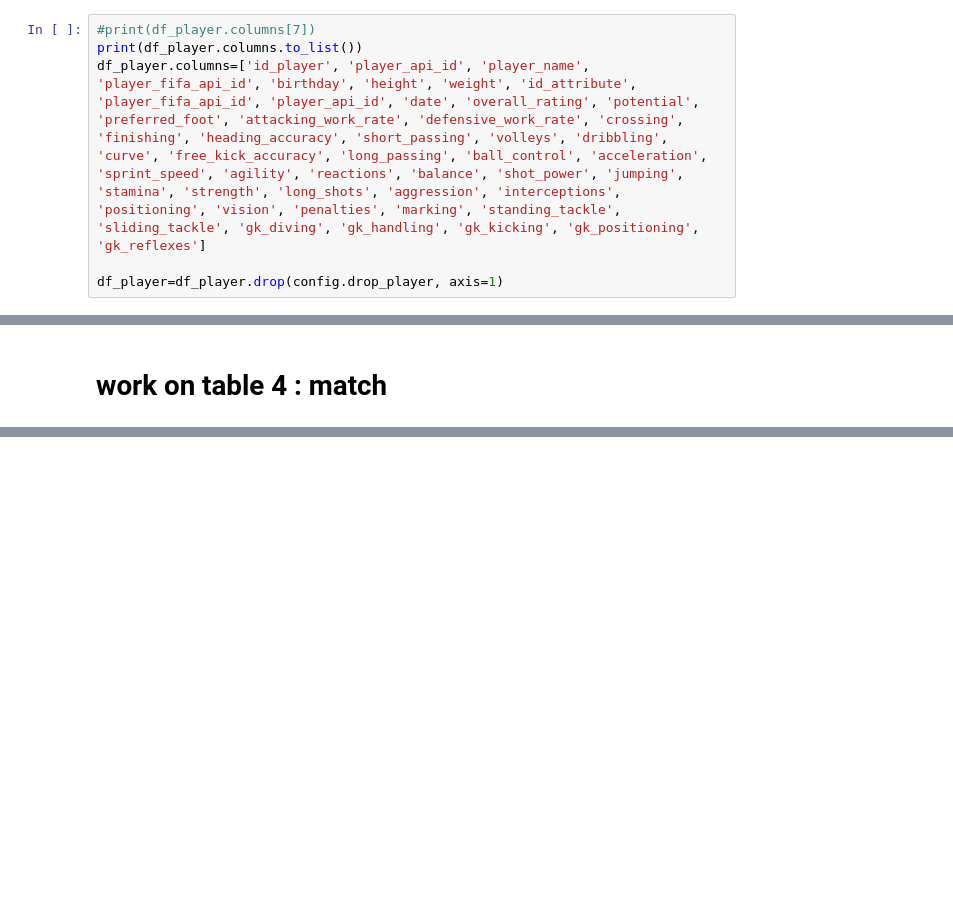
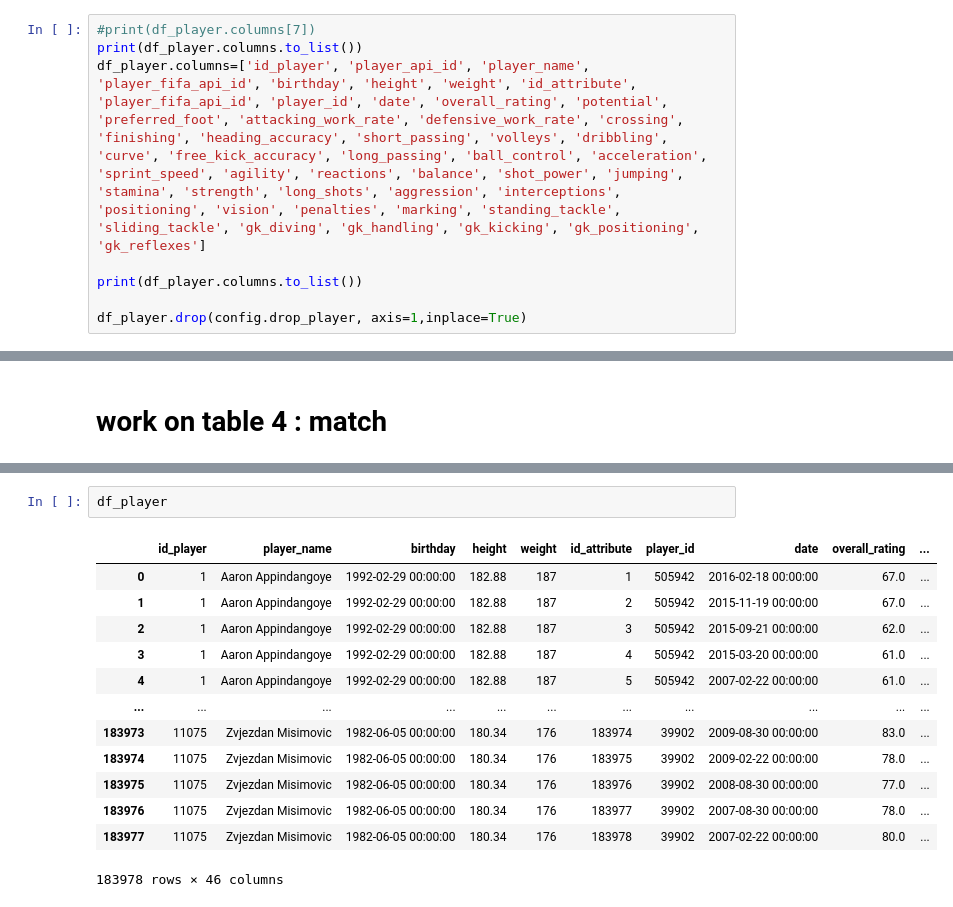
Before and after one commit to rahiqi-al/football-_clustering, a Jupyter notebook: test.ipynb, the cells around one changed output, grey strips where cells are left out. Cells and saved outputs as stored; diff of their text form; blank space fills up the shorter version.

```diff
--- a/test.ipynb
+++ b/test.ipynb
@@ -172,8 +171,10 @@ display(df_match.head())
 # %%
 #print(df_player.columns[7])
 print(df_player.columns.to_list())
-df_player.columns=['id_player', 'player_api_id', 'player_name', 'player_fifa_api_id', 'birthday', 'height', 'weight', 'id_attribute', 'player_fifa_api_id', 'player_api_id', 'date', 'overall_rating', 'potential', 'preferred_foot', 'attacking_work_rate', 'defensive_work_rate', 'crossing', 'finishing', 'heading_accuracy', 'short_passing', 'volleys', 'dribbling', 'curve', 'free_kick_accuracy', 'long_passing', 'ball_control', 'acceleration', 'sprint_speed', 'agility', 'reactions', 'balance', 'shot_power', 'jumping', 'stamina', 'strength', 'long_shots', 'aggression', 'interceptions', 'positioning', 'vision', 'penalties', 'marking', 'standing_tackle', 'sliding_tackle', 'gk_diving', 'gk_handling', 'gk_kicking', 'gk_positioning', 'gk_reflexes']
+df_player.columns=['id_player', 'player_api_id', 'player_name', 'player_fifa_api_id', 'birthday', 'height', 'weight', 'id_attribute', 'player_fifa_api_id', 'player_id', 'date', 'overall_rating', 'potential', 'preferred_foot', 'attacking_work_rate', 'defensive_work_rate', 'crossing', 'finishing', 'heading_accuracy', 'short_passing', 'volleys', 'dribbling', 'curve', 'free_kick_accuracy', 'long_passing', 'ball_control', 'acceleration', 'sprint_speed', 'agility', 'reactions', 'balance', 'shot_power', 'jumping', 'stamina', 'strength', 'long_shots', 'aggression', 'interceptions', 'positioning', 'vision', 'penalties', 'marking', 'standing_tackle', 'sliding_tackle', 'gk_diving', 'gk_handling', 'gk_kicking', 'gk_positioning', 'gk_reflexes']
 
-df_player=df_player.drop(config.drop_player, axis=1)
+print(df_player.columns.to_list())
+
+df_player.drop(config.drop_player, axis=1,inplace=True)
 # %% [output]
 ['id', 'player_api_id', 'player_name', 'player_fifa_api_id', 'birthday', 'height', 'weight', 'id', 'player_fifa_api_id', 'player_api_id', 'date', 'overall_rating', 'potential', 'preferred_foot', 'atta ...
@@ -278,0 +320,16 @@ memory usage: 396.0+ bytes
+# %%
+df_player
+# %% [output]
+|  | id_player | player_name | birthday | height | weight | id_attribute | player_id | date | overall_rating | ... |
+| 0 | 1 | Aaron Appindangoye | 1992-02-29 00:00:00 | 182.88 | 187 | 1 | 505942 | 2016-02-18 00:00:00 | 67.0 | ... |
+| 1 | 1 | Aaron Appindangoye | 1992-02-29 00:00:00 | 182.88 | 187 | 2 | 505942 | 2015-11-19 00:00:00 | 67.0 | ... |
+| 2 | 1 | Aaron Appindangoye | 1992-02-29 00:00:00 | 182.88 | 187 | 3 | 505942 | 2015-09-21 00:00:00 | 62.0 | ... |
+| 3 | 1 | Aaron Appindangoye | 1992-02-29 00:00:00 | 182.88 | 187 | 4 | 505942 | 2015-03-20 00:00:00 | 61.0 | ... |
+| 4 | 1 | Aaron Appindangoye | 1992-02-29 00:00:00 | 182.88 | 187 | 5 | 505942 | 2007-02-22 00:00:00 | 61.0 | ... |
+| ... | ... | ... | ... | ... | ... | ... | ... | ... | ... | ... |
+| 183973 | 11075 | Zvjezdan Misimovic | 1982-06-05 00:00:00 | 180.34 | 176 | 183974 | 39902 | 2009-08-30 00:00:00 | 83.0 | ... |
+| 183974 | 11075 | Zvjezdan Misimovic | 1982-06-05 00:00:00 | 180.34 | 176 | 183975 | 39902 | 2009-02-22 00:00:00 | 78.0 | ... |
+| 183975 | 11075 | Zvjezdan Misimovic | 1982-06-05 00:00:00 | 180.34 | 176 | 183976 | 39902 | 2008-08-30 00:00:00 | 77.0 | ... |
+| 183976 | 11075 | Zvjezdan Misimovic | 1982-06-05 00:00:00 | 180.34 | 176 | 183977 | 39902 | 2007-08-30 00:00:00 | 78.0 | ... |
+| 183977 | 11075 | Zvjezdan Misimovic | 1982-06-05 00:00:00 | 180.34 | 176 | 183978 | 39902 | 2007-02-22 00:00:00 | 80.0 | ... |
+183978 rows × 46 columns
```
Also changed, not shown: parts of 32 cells of this notebook, 3 other files.
